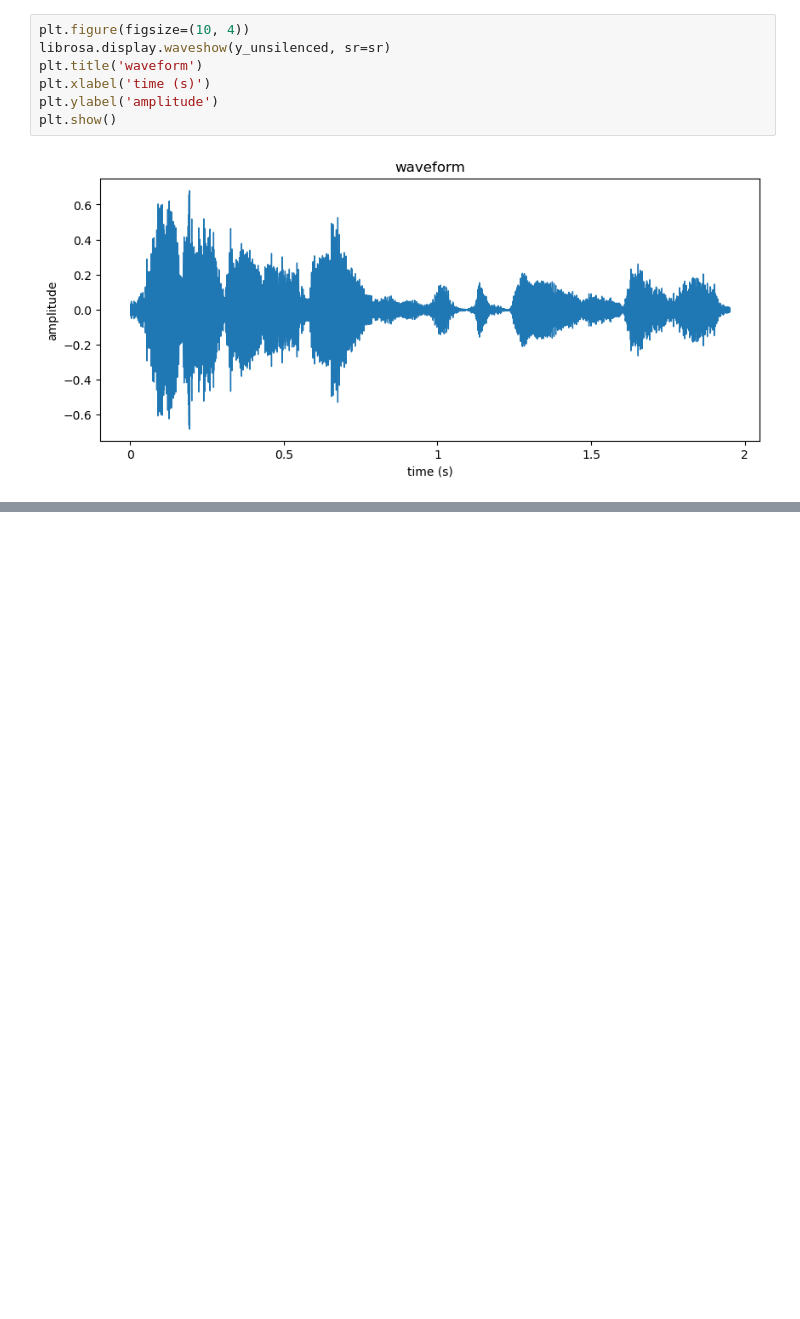
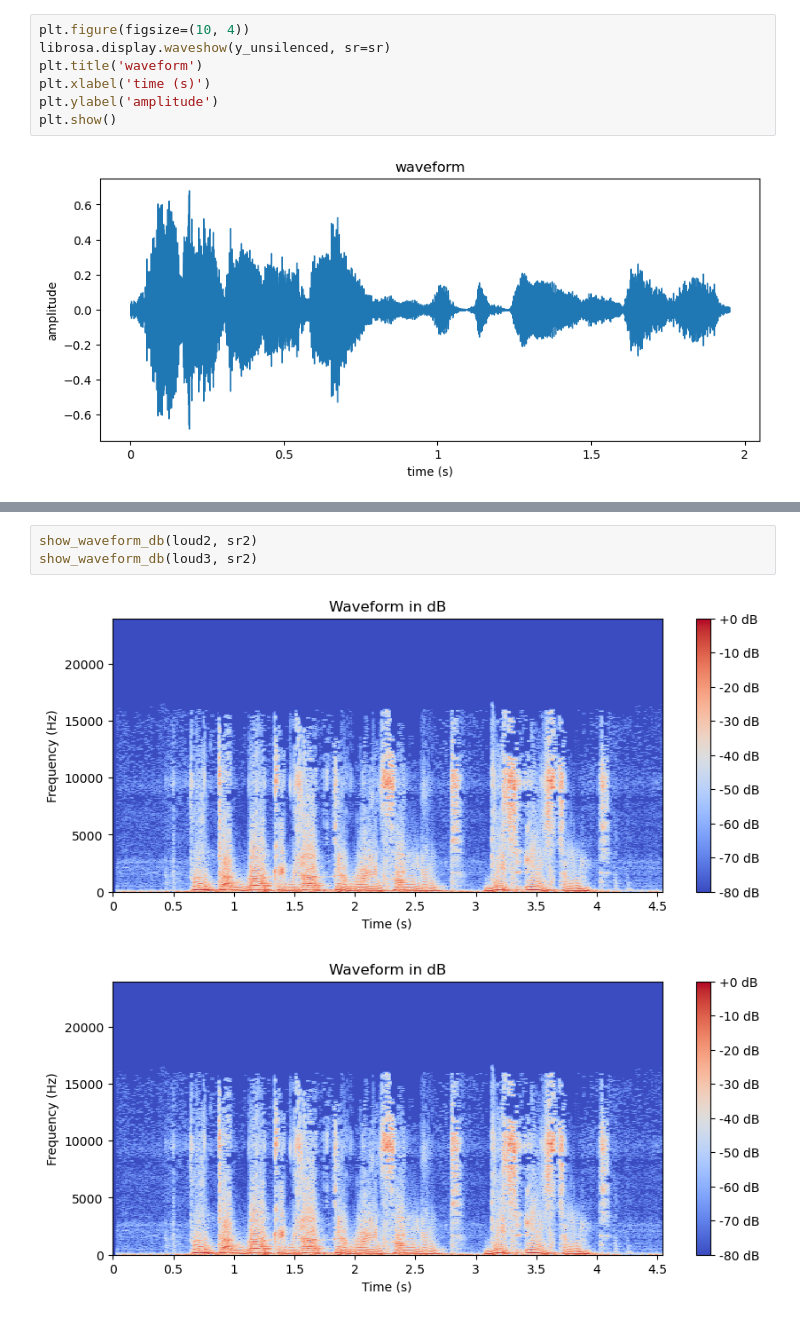
Before and after one commit to Karimgebril09/Speaker_gender_age_recognition, a Jupyter notebook: Notebooks/age.ipynb, the cells around one changed output, grey strips where cells are left out. Drawn from its saved outputs; the diff is of its cells as text; blank space fills up the shorter version.

```diff
--- a/Notebooks/age.ipynb
+++ b/Notebooks/age.ipynb
@@ -106,0 +165,6 @@ wav.head()
+# %%
+show_waveform_db(loud2, sr2)
+show_waveform_db(loud3, sr2)
+# %% [output]
+[figure, added]
+[figure, added]
```
Also changed, not shown: parts of 22 cells of this notebook.
